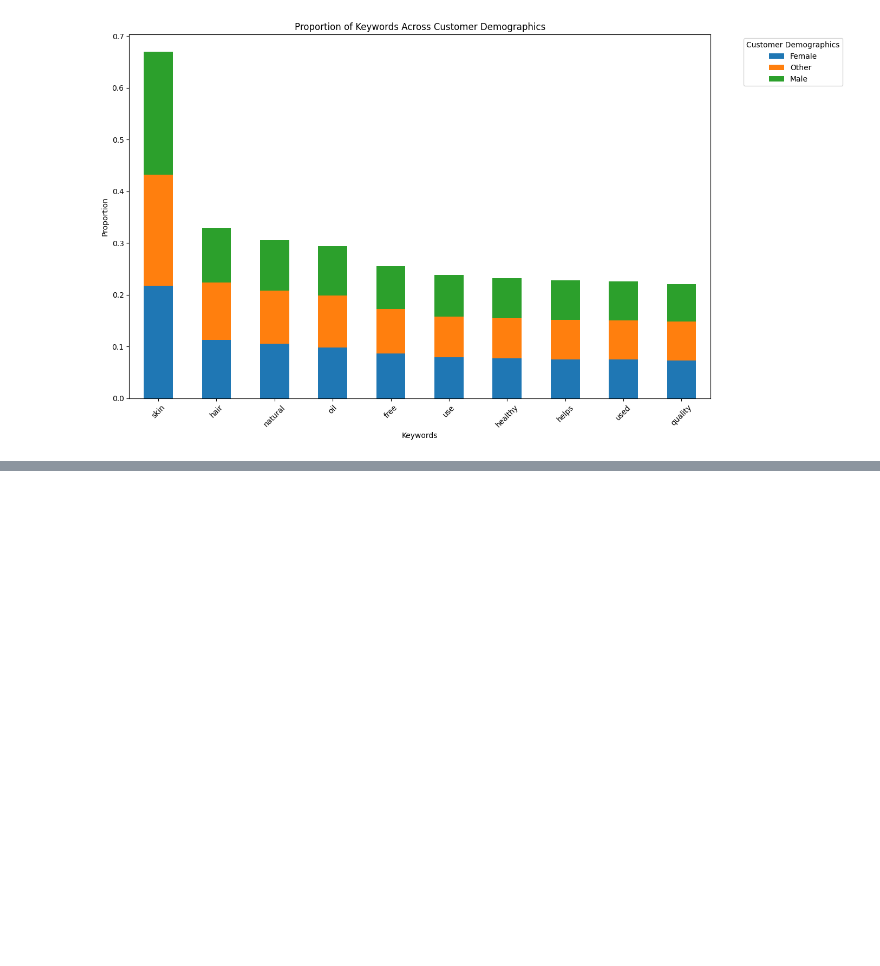
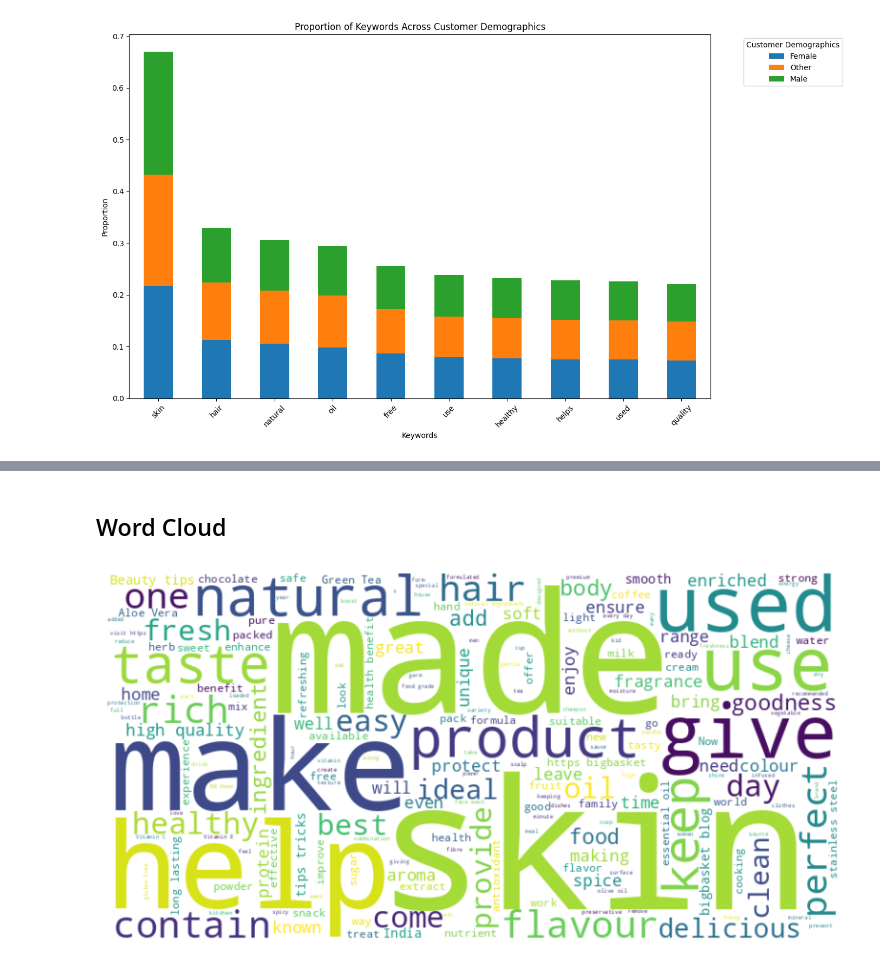
Before and after one commit to viraj19r/market_pulse, a Jupyter notebook: product_description.ipynb, the cells around one changed output, grey strips where cells are left out. Cells and saved outputs as stored; diff of their text form; code cells hidden in the pictures; blank space fills up the shorter version.

Commit message:
update product_description

```diff
--- a/product_description.ipynb
+++ b/product_description.ipynb
@@ -130,0 +390,31 @@ plt.show()
+# %% [markdown]
+## Word Cloud
+# %%
+import pandas as pd
+from wordcloud import WordCloud, STOPWORDS
+import matplotlib.pyplot as plt
+
+# Load the data
+data = pd.read_csv('data.csv')
+
+# Filter the data to include only product descriptions with a rating greater than 4
+high_rating_data = data[data['product_rating'] > 4]['product_description']
+
+# Combine all relevant product descriptions into a single string
+high_rating_text = ' '.join(high_rating_data.dropna().astype(str))
+
+# Generate a word cloud image for high rating descriptions
+wordcloud = WordCloud(
+    stopwords=STOPWORDS,
+    background_color='white',
+    width=800,
+    height=400
+).generate(high_rating_text)
+
+# Display the generated image
+plt.figure(figsize=(10, 5))
+plt.imshow(wordcloud, interpolation='bilinear')
+plt.axis("off")
+plt.show()
+# %% [output]
+[figure, added]
```
Also changed, not shown: parts of 26 cells of this notebook, 4 other files.
